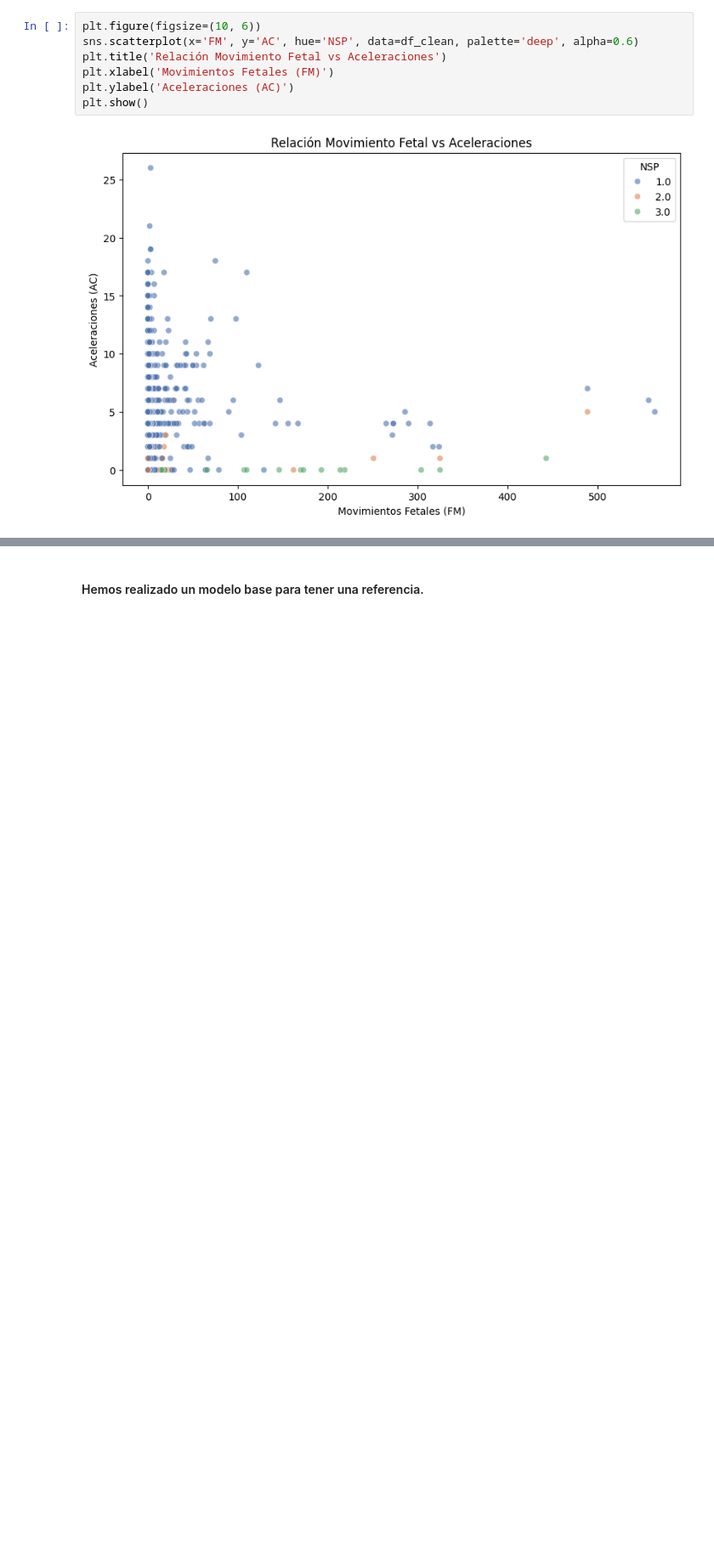
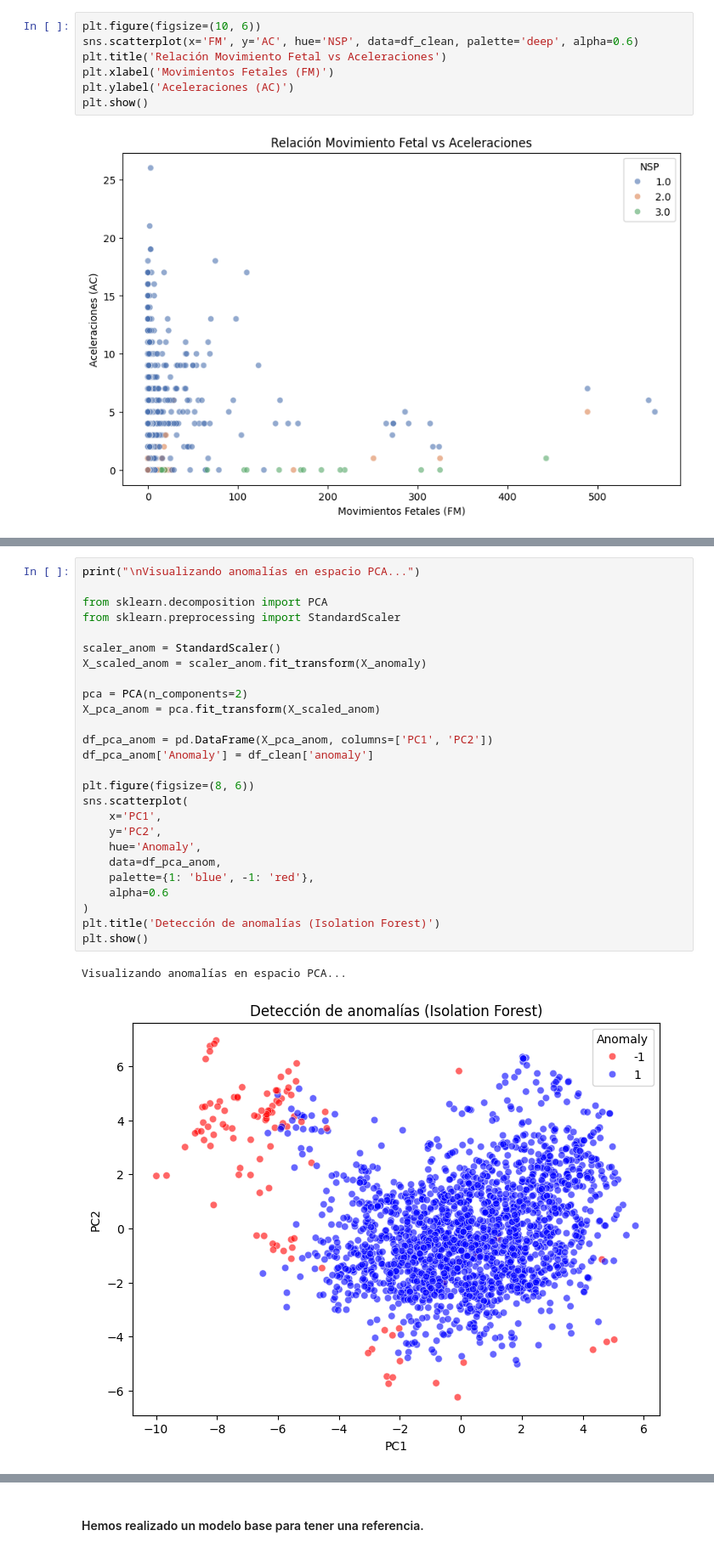
Before and after one commit to miiguelsr/aprendizajeAutomaticoAct2, a Jupyter notebook: 20260111_act2.ipynb, the cells around one changed output, grey strips where cells are left out. Shown at 85% size. Cells and saved outputs as stored; diff of their text form; blank space fills up the shorter version.

```diff
--- a/20260111_act2.ipynb
+++ b/20260111_act2.ipynb
@@ -182,3 +219,32 @@ plt.show()
+# %%
+print("\nVisualizando anomalías en espacio PCA...")
+
+from sklearn.decomposition import PCA
+from sklearn.preprocessing import StandardScaler
+
+scaler_anom = StandardScaler()
+X_scaled_anom = scaler_anom.fit_transform(X_anomaly)
+
+pca = PCA(n_components=2)
+X_pca_anom = pca.fit_transform(X_scaled_anom)
+
+df_pca_anom = pd.DataFrame(X_pca_anom, columns=['PC1', 'PC2'])
+df_pca_anom['Anomaly'] = df_clean['anomaly']
+
+plt.figure(figsize=(8, 6))
+sns.scatterplot(
+    x='PC1',
+    y='PC2',
+    hue='Anomaly',
+    data=df_pca_anom,
+    palette={1: 'blue', -1: 'red'},
+    alpha=0.6
+)
+plt.title('Detección de anomalías (Isolation Forest)')
+plt.show()
+# %% [output]
+Visualizando anomalías en espacio PCA...
+[figure, added]
 # %%
 from sklearn.model_selection import train_test_split
 from sklearn.preprocessing import StandardScaler
```
Also changed, not shown: parts of 8 cells of this notebook.
